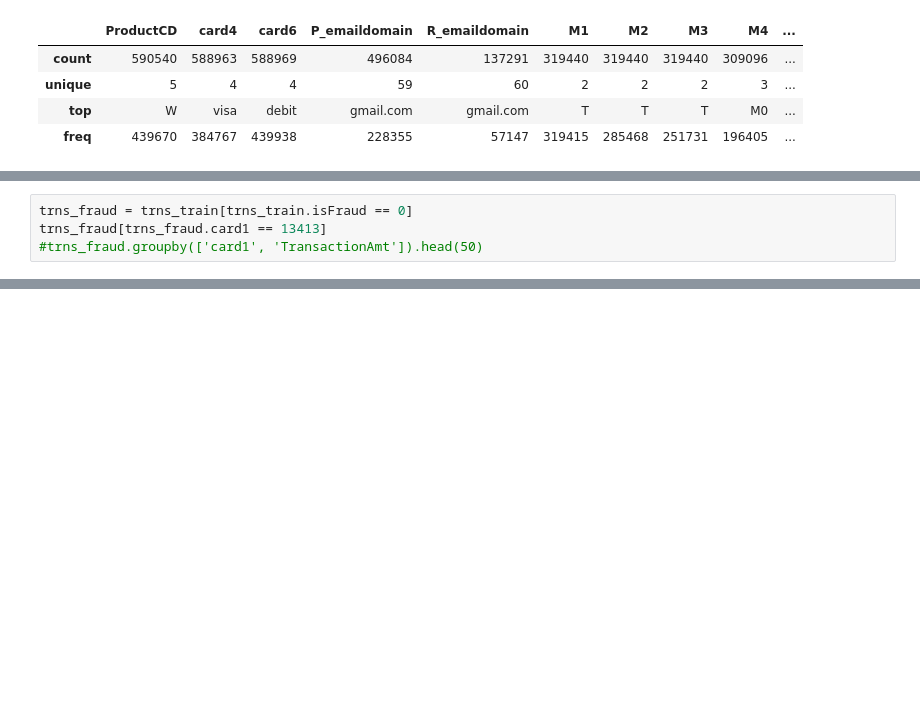
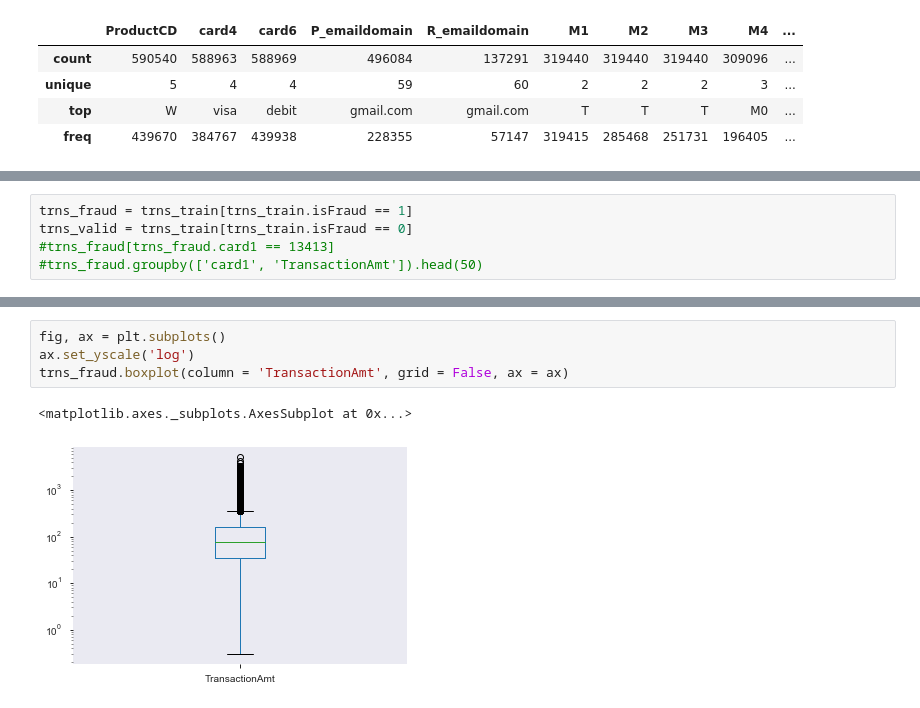
Before and after one commit to hw79chopin/Kaggle_Card_fraud_detection, a Jupyter notebook: Transaction data.ipynb, the cells around one changed output, grey strips where cells are left out. Cells and saved outputs as stored; diff of their text form; blank space fills up the shorter version.

Commit message:
Fraud/NonFraud comparison

```diff
--- a/Transaction data.ipynb
+++ b/Transaction data.ipynb
@@ -104,4 +120,5 @@ KeyError: "['C*'] not in index"
 # %%
-trns_fraud = trns_train[trns_train.isFraud == 0]
-trns_fraud[trns_fraud.card1 == 13413]
+trns_fraud = trns_train[trns_train.isFraud == 1]
+trns_valid = trns_train[trns_train.isFraud == 0]
+#trns_fraud[trns_fraud.card1 == 13413]
 #trns_fraud.groupby(['card1', 'TransactionAmt']).head(50)
@@ -126,0 +137,7 @@ trns_fraud[trns_fraud.card1 == 13413]
+# %%
+fig, ax = plt.subplots()
+ax.set_yscale('log')
+trns_fraud.boxplot(column = 'TransactionAmt', grid = False, ax = ax)
+# %% [output]
+<matplotlib.axes._subplots.AxesSubplot at 0x...>
+[figure, added]
```
Also changed, not shown: parts of 11 cells of this notebook.
